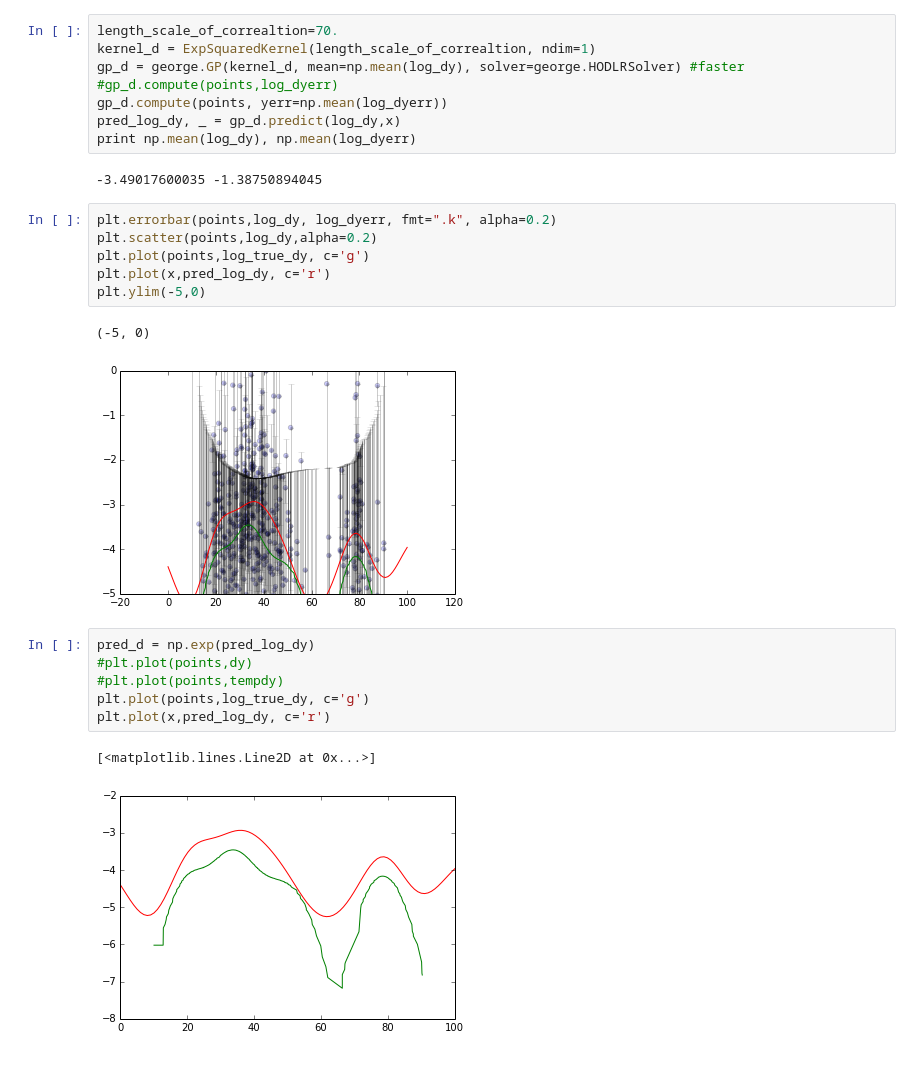
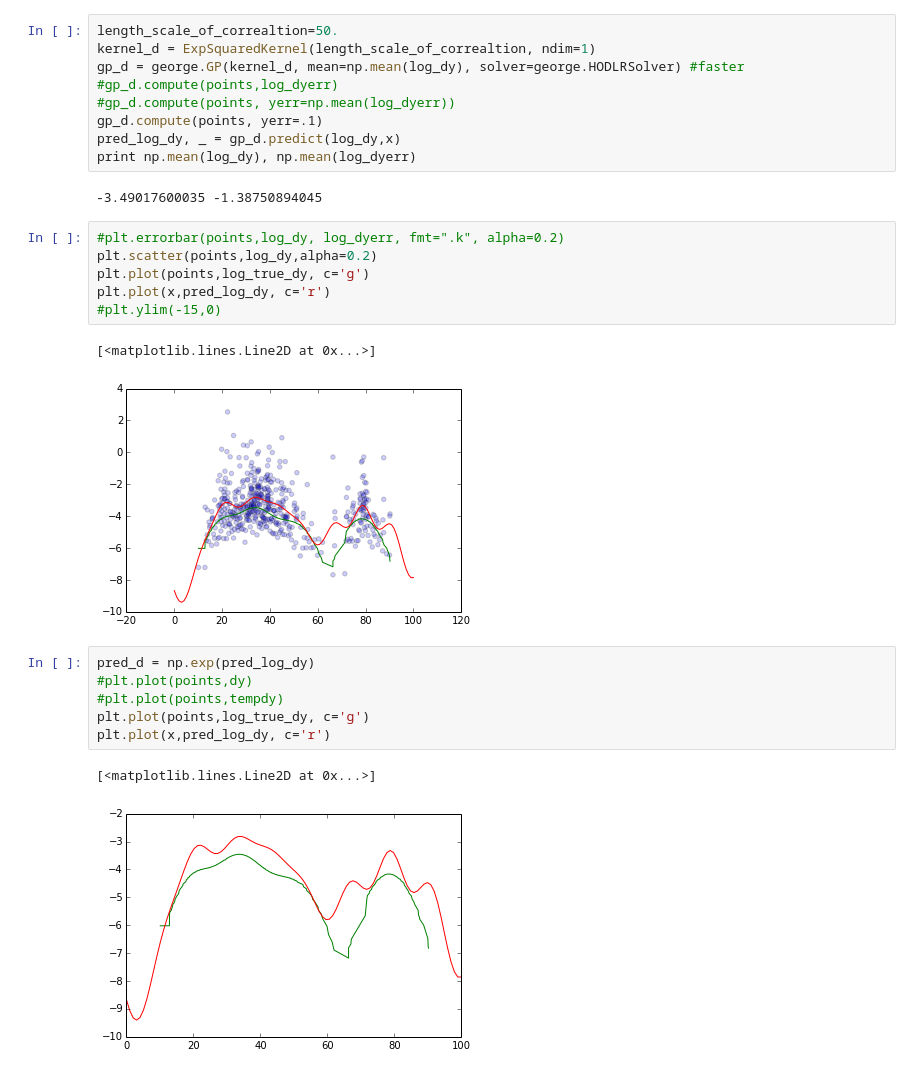
Before and after one commit to cranmer/play, a Jupyter notebook: misc/isotonic_gp.ipynb, the cells around one changed output. Saved outputs shown, nothing was run; the diff lists cells and outputs as text.

Commit message:
reduce errors for dy

```diff
--- a/misc/isotonic_gp.ipynb
+++ b/misc/isotonic_gp.ipynb
@@ -77,24 +77,25 @@ log_dyerr[-1]=log_dyerr[-2]
 log_true_dy = np.log(np.abs(tempdy))
 log_true_dy[0]=log_true_dy[1]
 # %%
-length_scale_of_correaltion=70.
+length_scale_of_correaltion=50.
 kernel_d = ExpSquaredKernel(length_scale_of_correaltion, ndim=1)
 gp_d = george.GP(kernel_d, mean=np.mean(log_dy), solver=george.HODLRSolver) #faster
 #gp_d.compute(points,log_dyerr)
-gp_d.compute(points, yerr=np.mean(log_dyerr))
+#gp_d.compute(points, yerr=np.mean(log_dyerr))
+gp_d.compute(points, yerr=.1)
 pred_log_dy, _ = gp_d.predict(log_dy,x)
 print np.mean(log_dy), np.mean(log_dyerr)
 # %% [output]
 -3.49017600035 -1.38750894045
 # %%
-plt.errorbar(points,log_dy, log_dyerr, fmt=".k", alpha=0.2)
+#plt.errorbar(points,log_dy, log_dyerr, fmt=".k", alpha=0.2)
 plt.scatter(points,log_dy,alpha=0.2)
 plt.plot(points,log_true_dy, c='g')
 plt.plot(x,pred_log_dy, c='r')
-plt.ylim(-5,0)
+#plt.ylim(-15,0)
 # %% [output]
-(-5, 0)
+[<matplotlib.lines.Line2D at 0x...>]
-[figure, old version]
+[figure, new version]
 # %%
 pred_d = np.exp(pred_log_dy)
 #plt.plot(points,dy)
@@ -103,7 +104,7 @@ plt.plot(points,log_true_dy, c='g')
 plt.plot(x,pred_log_dy, c='r')
 # %% [output]
 [<matplotlib.lines.Line2D at 0x...>]
-[figure, old version]
+[figure, new version]
 # %%
 pred = np.cumsum(pred_d)
 #now rescale and shift
```
Also changed, not shown: parts of 1 cell of this notebook.
